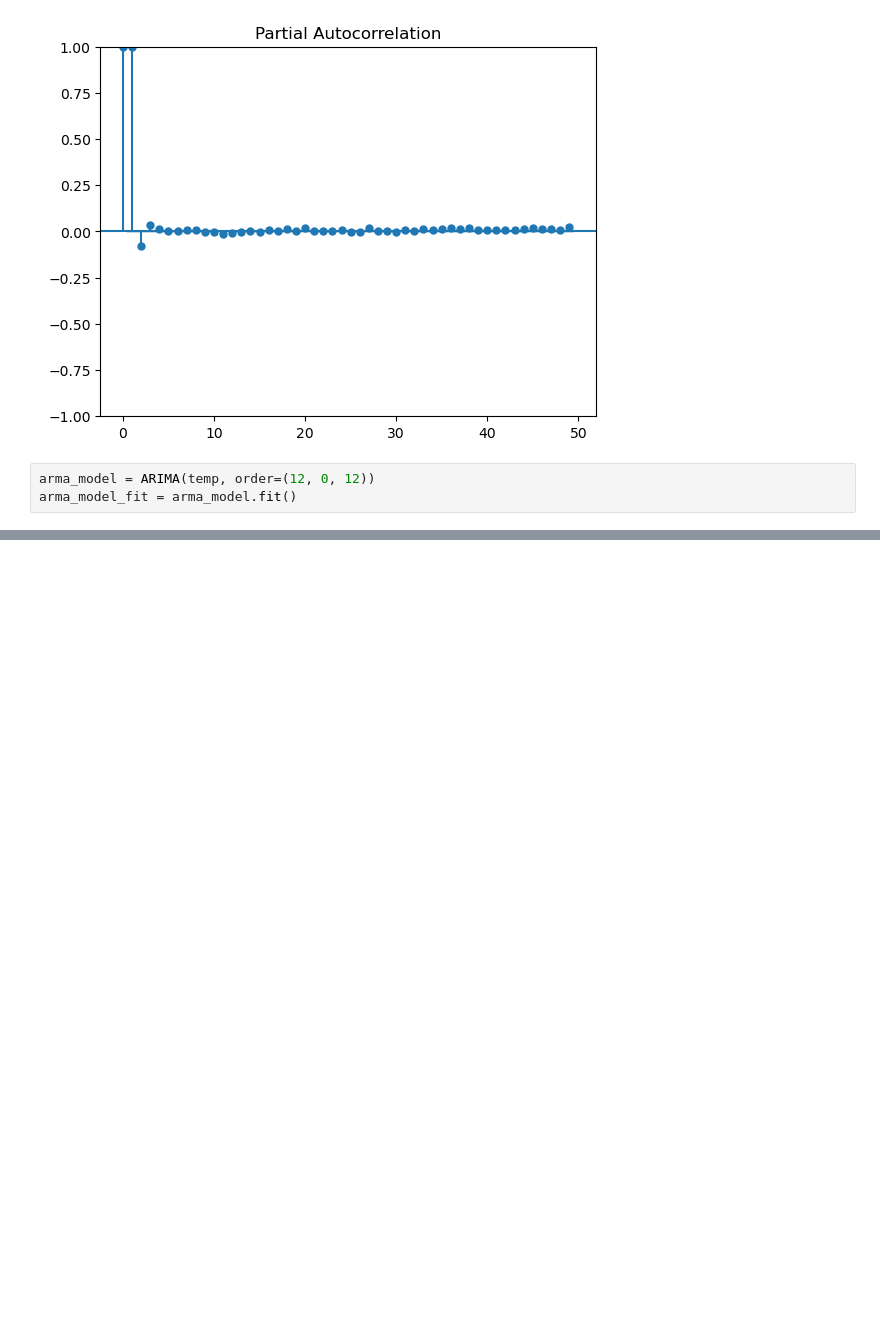
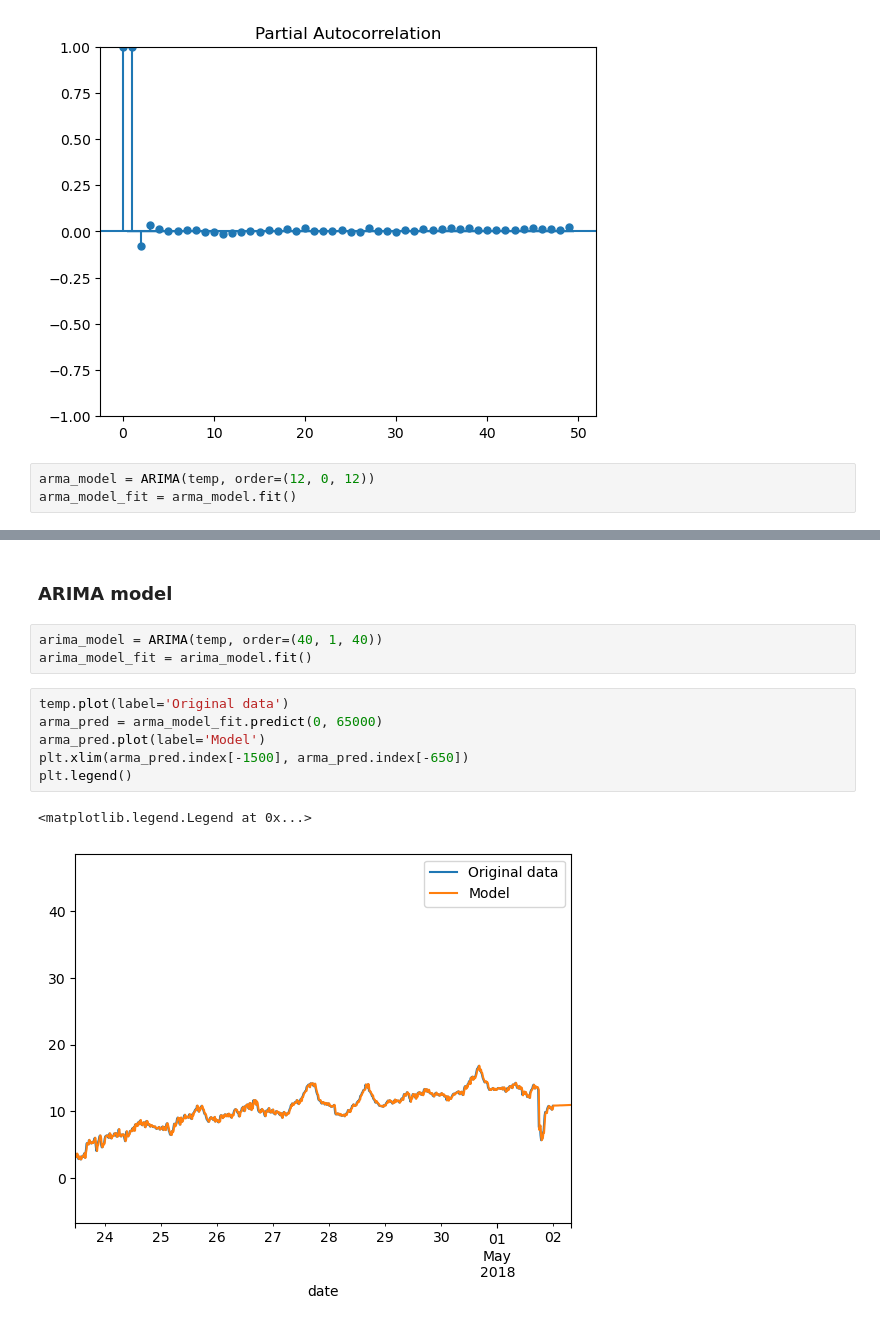
Before and after one commit to JakubLobo/probabilistic-forecasting-temperature, a Jupyter notebook: ARIMA-models.ipynb, the cells around one changed output, grey strips where cells are left out. Saved outputs shown, nothing was run; the diff lists cells and outputs as text; blank space fills up the shorter version.

```diff
--- a/project.ipynb
+++ b/ARIMA-models.ipynb
@@ -159,0 +164,14 @@ plt.legend()
+# %% [markdown]
+### ARIMA model
+# %%
+arima_model = ARIMA(temp, order=(40, 1, 40))
+arima_model_fit = arima_model.fit()
+# %%
+temp.plot(label='Original data')
+arma_pred = arma_model_fit.predict(0, 65000)
+arma_pred.plot(label='Model')
+plt.xlim(arma_pred.index[-1500], arma_pred.index[-650])
+plt.legend()
+# %% [output]
+<matplotlib.legend.Legend at 0x...>
+[figure, added]
```
Also changed, not shown: parts of 11 cells of this notebook.
